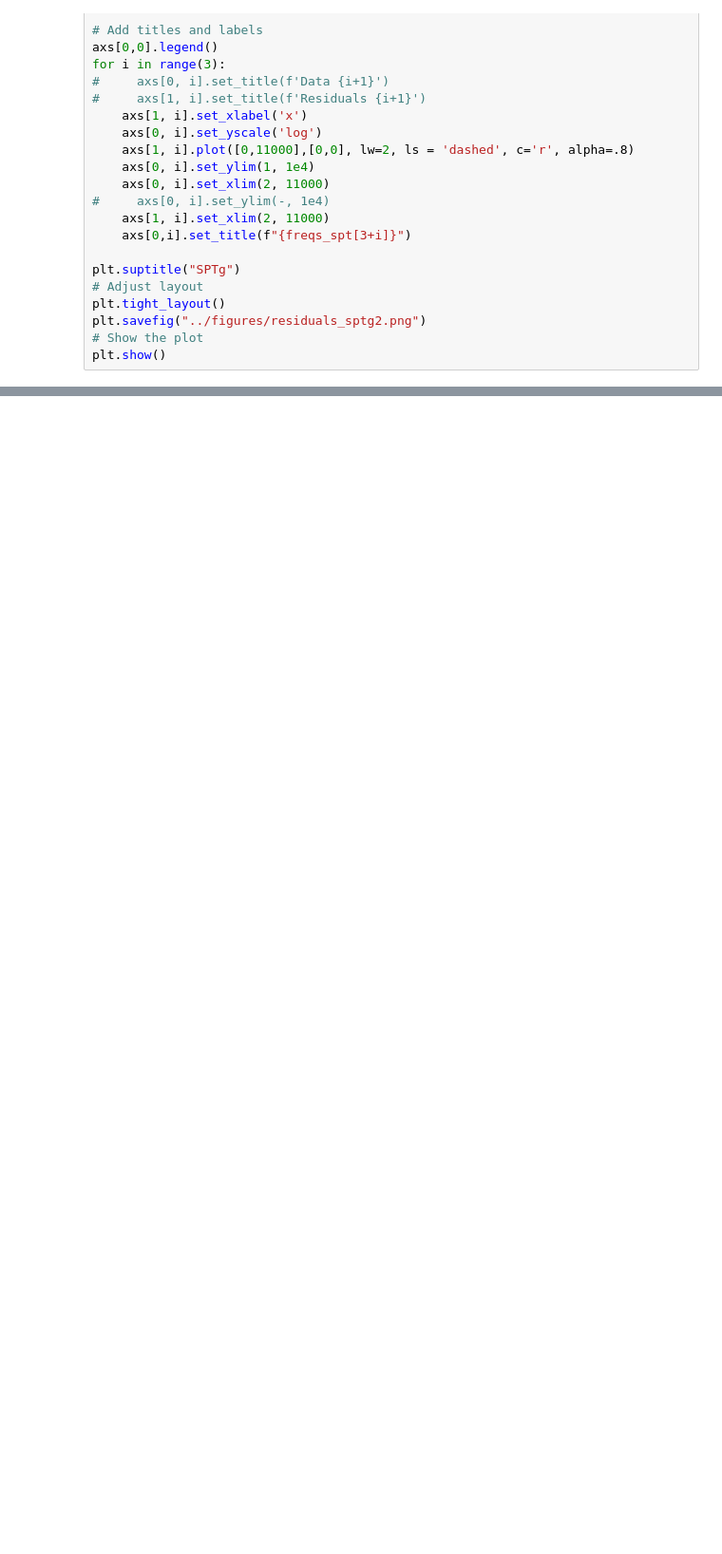
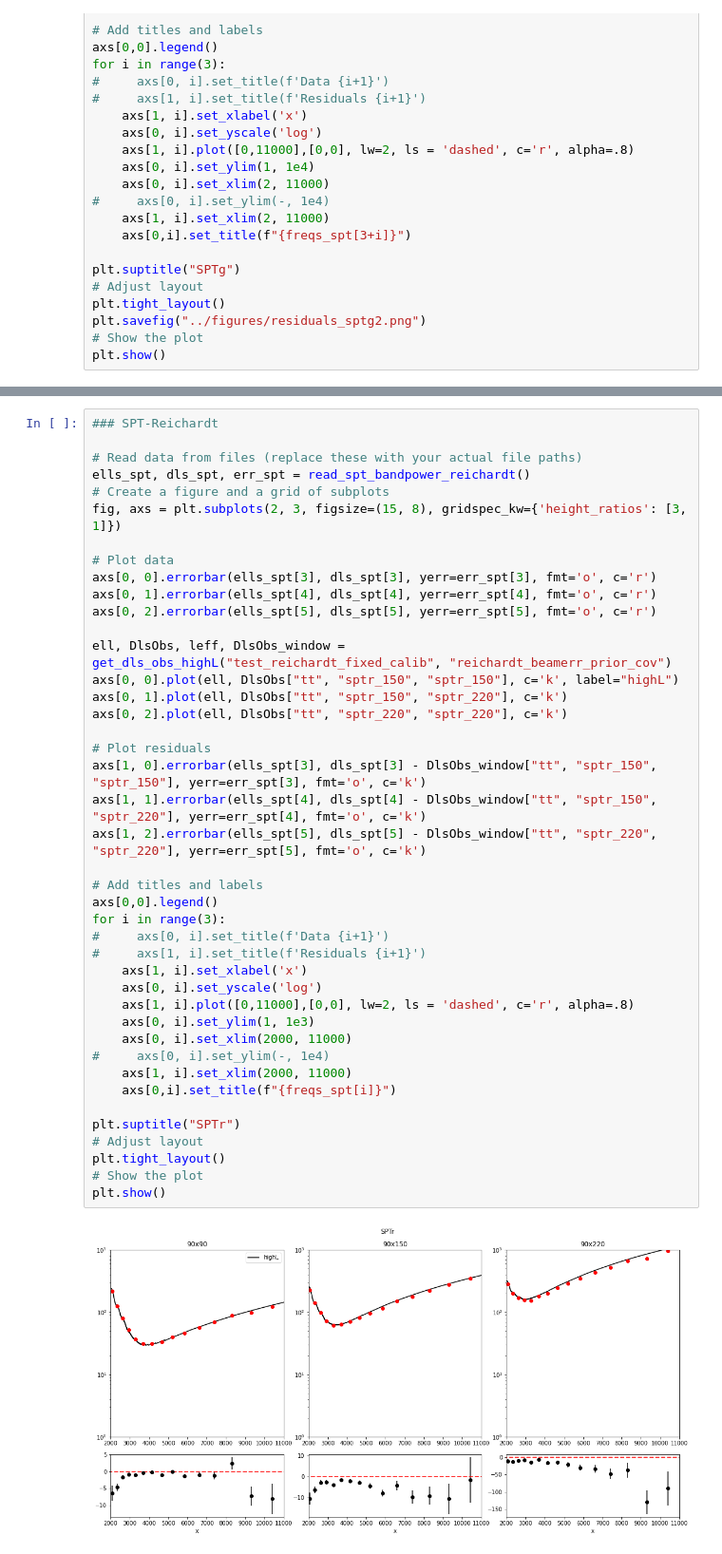
Before and after one commit to beringueb/DR6_fgmodels, a Jupyter notebook: notebooks/Residuals.ipynb, the cells around one changed output, grey strips where cells are left out. Shown: that part at 95% size. Saved outputs shown, nothing was run; the diff lists cells and outputs as text; blank space fills up the shorter version.

```diff
--- a/notebooks/Residuals.ipynb
+++ b/notebooks/Residuals.ipynb
@@ -421,0 +422,44 @@ plt.show()
+# %%
+### SPT-Reichardt
+
+# Read data from files (replace these with your actual file paths)
+ells_spt, dls_spt, err_spt = read_spt_bandpower_reichardt()
+# Create a figure and a grid of subplots
+fig, axs = plt.subplots(2, 3, figsize=(15, 8), gridspec_kw={'height_ratios': [3, 1]})
+
+# Plot data
+axs[0, 0].errorbar(ells_spt[3], dls_spt[3], yerr=err_spt[3], fmt='o', c='r')
+axs[0, 1].errorbar(ells_spt[4], dls_spt[4], yerr=err_spt[4], fmt='o', c='r')
+axs[0, 2].errorbar(ells_spt[5], dls_spt[5], yerr=err_spt[5], fmt='o', c='r')
+
+ell, DlsObs, leff, DlsObs_window = get_dls_obs_highL("test_reichardt_fixed_calib", "reichardt_beamerr_prior_cov")
+axs[0, 0].plot(ell, DlsObs["tt", "sptr_150", "sptr_150"], c='k', label="highL")
+axs[0, 1].plot(ell, DlsObs["tt", "sptr_150", "sptr_220"], c='k')
+axs[0, 2].plot(ell, DlsObs["tt", "sptr_220", "sptr_220"], c='k')
+
+# Plot residuals
+axs[1, 0].errorbar(ells_spt[3], dls_spt[3] - DlsObs_window["tt", "sptr_150", "sptr_150"], yerr=err_spt[3], fmt='o', c='k')
+axs[1, 1].errorbar(ells_spt[4], dls_spt[4] - DlsObs_window["tt", "sptr_150", "sptr_220"], yerr=err_spt[4], fmt='o', c='k')
+axs[1, 2].errorbar(ells_spt[5], dls_spt[5] - DlsObs_window["tt", "sptr_220", "sptr_220"], yerr=err_spt[5], fmt='o', c='k')
+
+# Add titles and labels
+axs[0,0].legend()
+for i in range(3):
+#     axs[0, i].set_title(f'Data {i+1}')
+#     axs[1, i].set_title(f'Residuals {i+1}')
+    axs[1, i].set_xlabel('x')
+    axs[0, i].set_yscale('log')
+    axs[1, i].plot([0,11000],[0,0], lw=2, ls = 'dashed', c='r', alpha=.8)
+    axs[0, i].set_ylim(1, 1e3)
+    axs[0, i].set_xlim(2000, 11000)
+#     axs[0, i].set_ylim(-, 1e4)
+    axs[1, i].set_xlim(2000, 11000)
+    axs[0,i].set_title(f"{freqs_spt[i]}")
+
+plt.suptitle("SPTr")
+# Adjust layout
+plt.tight_layout()
+# Show the plot
+plt.show()
+# %% [output]
+[figure, added]
```
Also changed, not shown: parts of 1 cell of this notebook, 6 other files.
